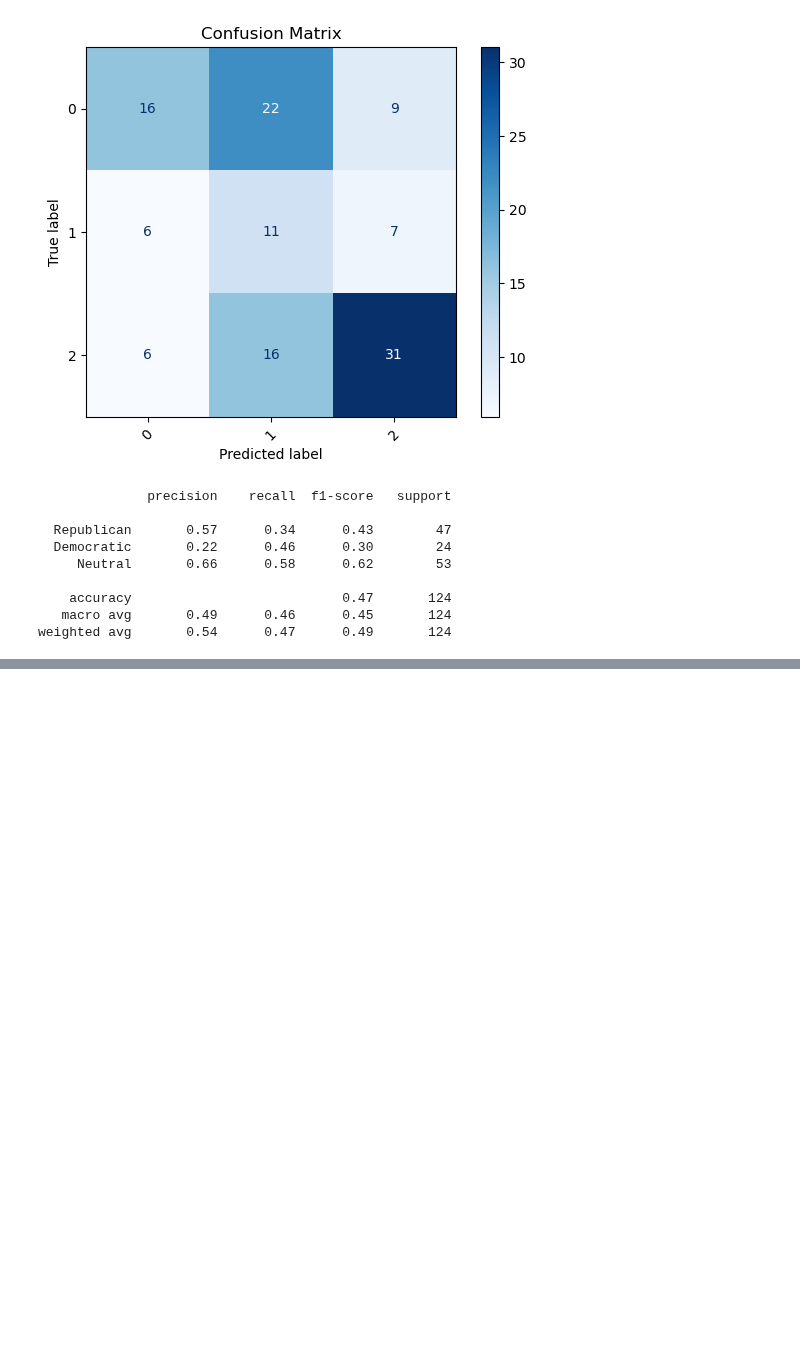
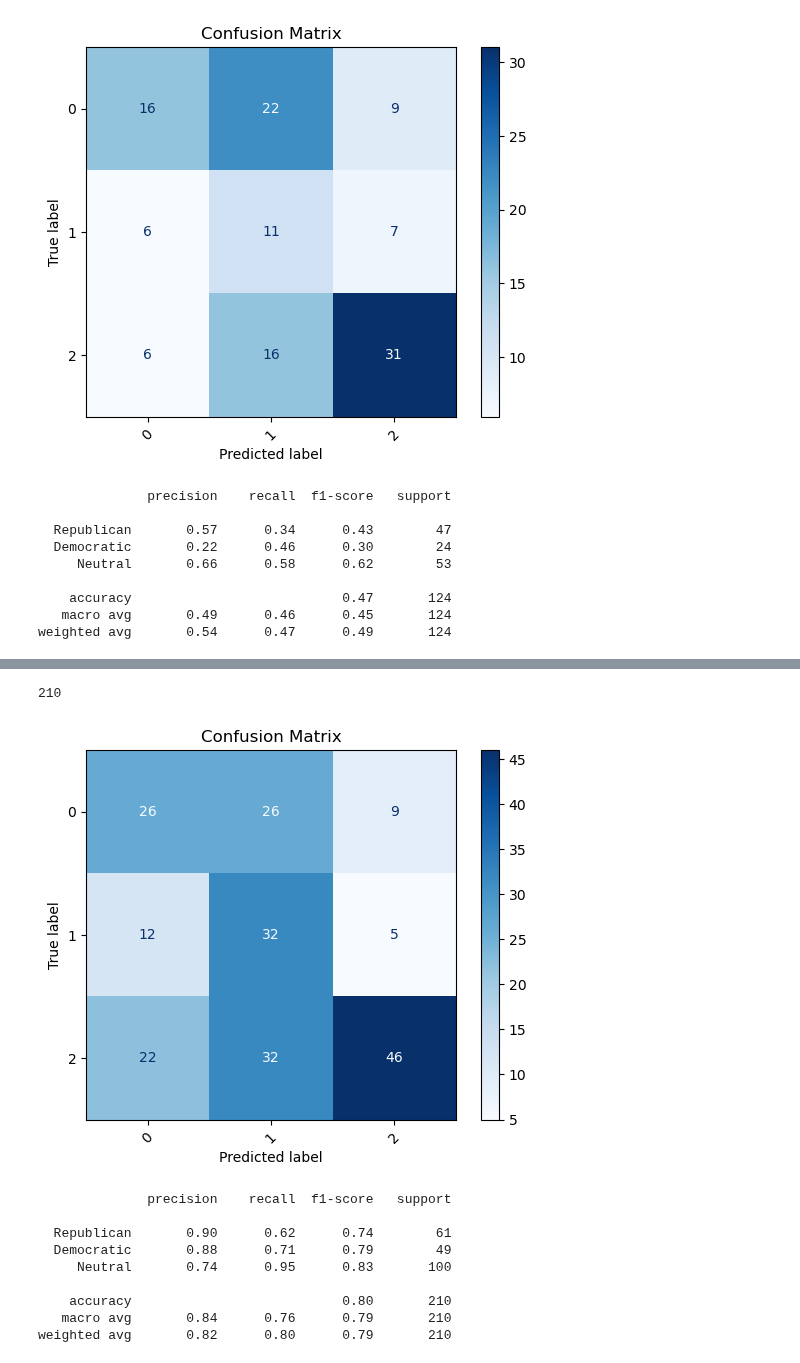
Before and after one commit to Filippo-Corti/SocialMediaMining, a Jupyter notebook: Project/notebooks/YoutubeML.ipynb, the cells around one changed output, grey strips where cells are left out. Saved outputs shown, nothing was run; the diff lists cells and outputs as text; code cells hidden in the pictures; blank space fills up the shorter version.

```diff
--- a/Project/notebooks/YoutubeML.ipynb
+++ b/Project/notebooks/YoutubeML.ipynb
@@ -421,0 +421,26 @@ weighted avg       0.47      0.45      0.43        42
+# %%
+ids = [x for x in labelled_data["id"]]
+comments = [
+    comments_map[id]
+    for id in ids
+]
+# %%
+import time
+gemini_labels = list()
+
+idx = 0
+while idx < len(comments):
+    comment = comments[idx]
+    candidate = comment["podcast_guest"]
+    text = comment["content"]
+    sanitized_text = text.replace('"', '\\"').replace('\n', ' ').strip()
+
+    json_input = f'{{"candidate": "{candidate}", "comment": "{sanitized_text}"}}'
+    try:
+        gemini_response = generate_response(system_prompt, json_input).replace('\n', '')
+        label = {"Republican": 0, "Democratic": 1, "Neutral": 2}.get(gemini_response)
+        gemini_labels.append(label)
+        print(f"{idx}/{len(comments)}: {gemini_response}")
+        idx += 1
+    except Exception as e:
+        print(e)
@@ -421,0 +466,28 @@ weighted avg       0.47      0.45      0.43        42
+# %%
+print(len(gemini_labels))
+# %% [output]
+210
+# %%
+manual_labels = labelled_data.set_index("id").loc[ids, "label"].tolist()
+
+# Generate the confusion matrix
+cm = confusion_matrix(manual_labels, llm_labels, labels=sorted(set(manual_labels + gemini_labels)))
+
+# Display the confusion matrix
+disp = ConfusionMatrixDisplay(confusion_matrix=cm, display_labels=sorted(set(manual_labels + gemini_labels)))
+disp.plot(cmap='Blues', xticks_rotation=45)
+plt.title("Confusion Matrix")
+plt.show()
+
+print(classification_report(manual_labels, gemini_labels, target_names=["Republican", "Democratic", "Neutral"]))
+# %% [output]
+[figure, added]
+              precision    recall  f1-score   support
+
+  Republican       0.90      0.62      0.74        61
+  Democratic       0.88      0.71      0.79        49
+     Neutral       0.74      0.95      0.83       100
+
+    accuracy                           0.80       210
+   macro avg       0.84      0.76      0.79       210
+weighted avg       0.82      0.80      0.79       210
```
Also changed, not shown: parts of 11 cells of this notebook, 2 other files.
